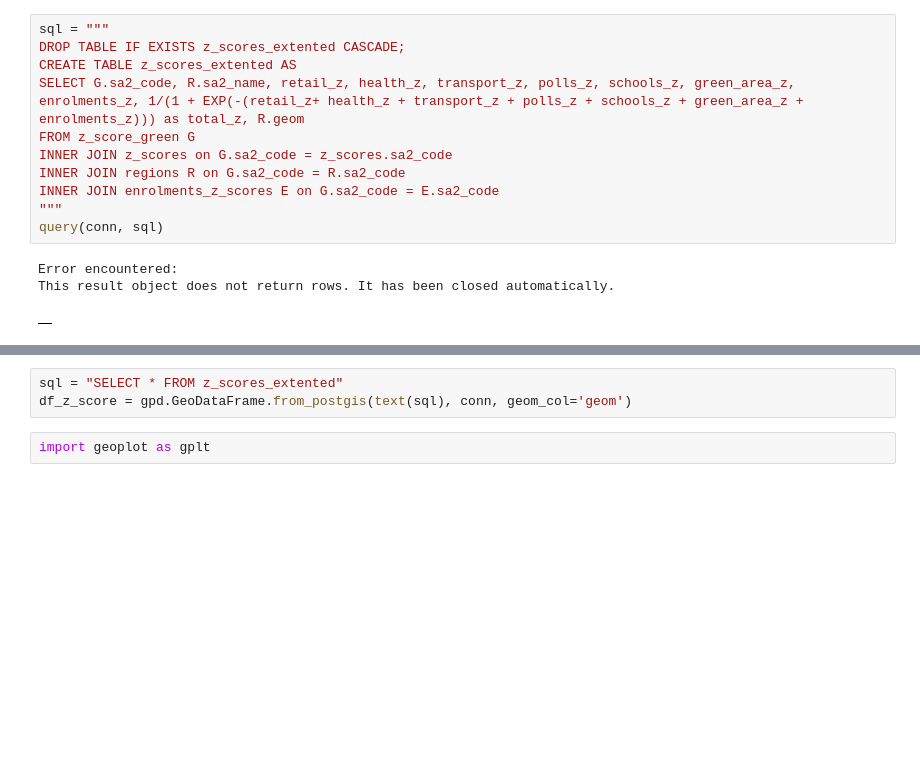
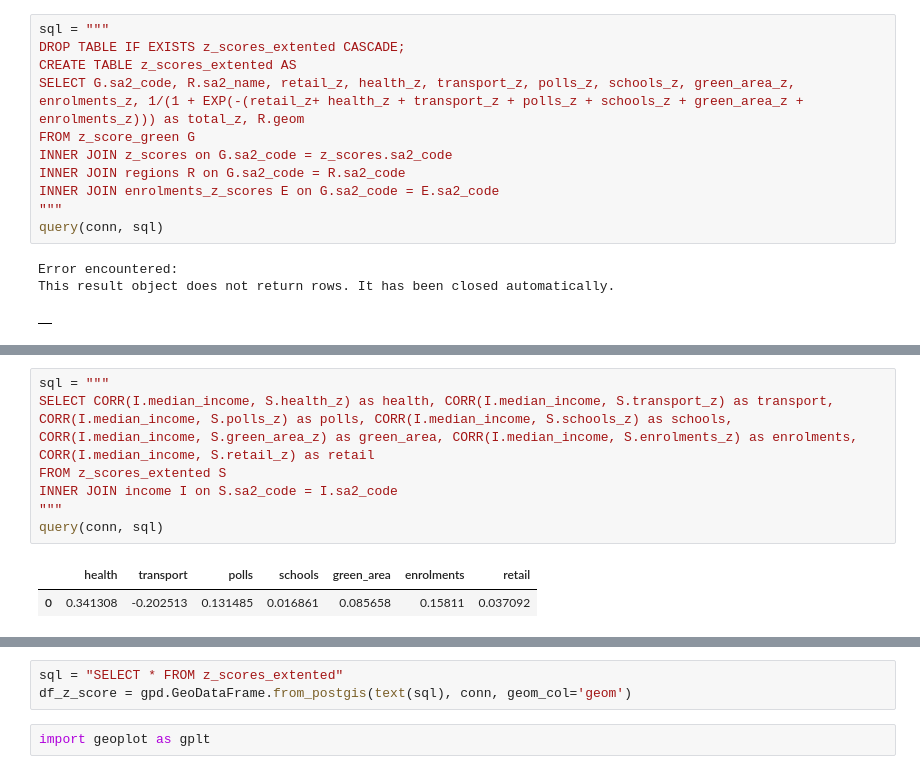
Before and after one commit to joshuahallam127/DATA2901_Assign, a Jupyter notebook: main.ipynb, the cells around one changed output, grey strips where cells are left out. Saved outputs shown, nothing was run; the diff lists cells and outputs as text; blank space fills up the shorter version.

```diff
--- a/main.ipynb
+++ b/main.ipynb
@@ -2237,0 +2256,10 @@ query(conn, sql)
+# %%
+sql = """
+SELECT CORR(I.median_income, S.health_z) as health, CORR(I.median_income, S.transport_z) as transport, CORR(I.median_income, S.polls_z) as polls, CORR(I.median_income, S.schools_z) as schools, CORR(I.median_income, S.green_area_z) as green_area, CORR(I.median_income, S.enrolments_z) as enrolments, CORR(I.median_income, S.retail_z) as retail
+FROM z_scores_extented S
+INNER JOIN income I on S.sa2_code = I.sa2_code
+"""
+query(conn, sql)
+# %% [output]
+|  | health | transport | polls | schools | green_area | enrolments | retail |
+| 0 | 0.341308 | -0.202513 | 0.131485 | 0.016861 | 0.085658 | 0.15811 | 0.037092 |
```
Also changed, not shown: parts of 21 cells of this notebook.
